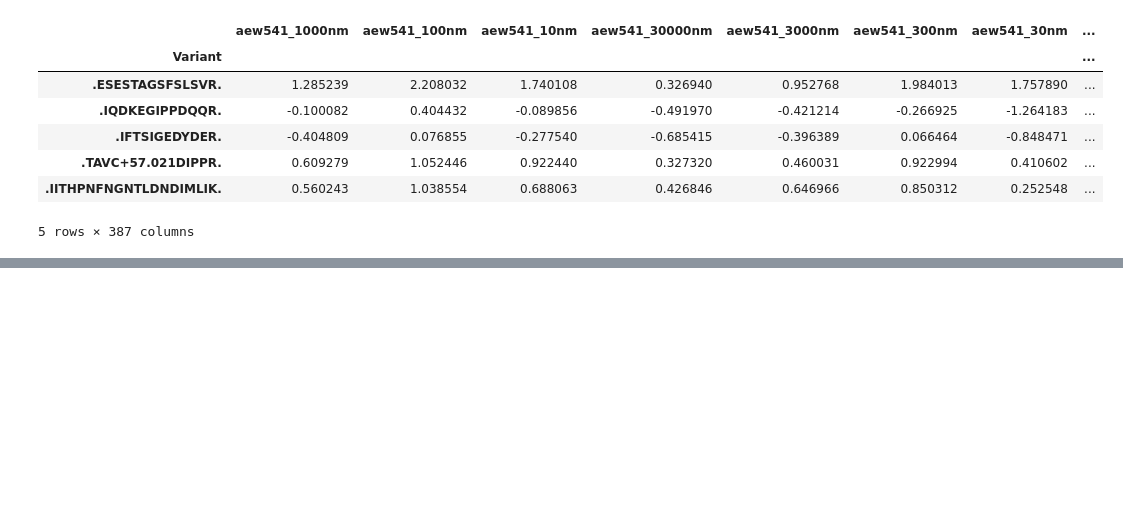
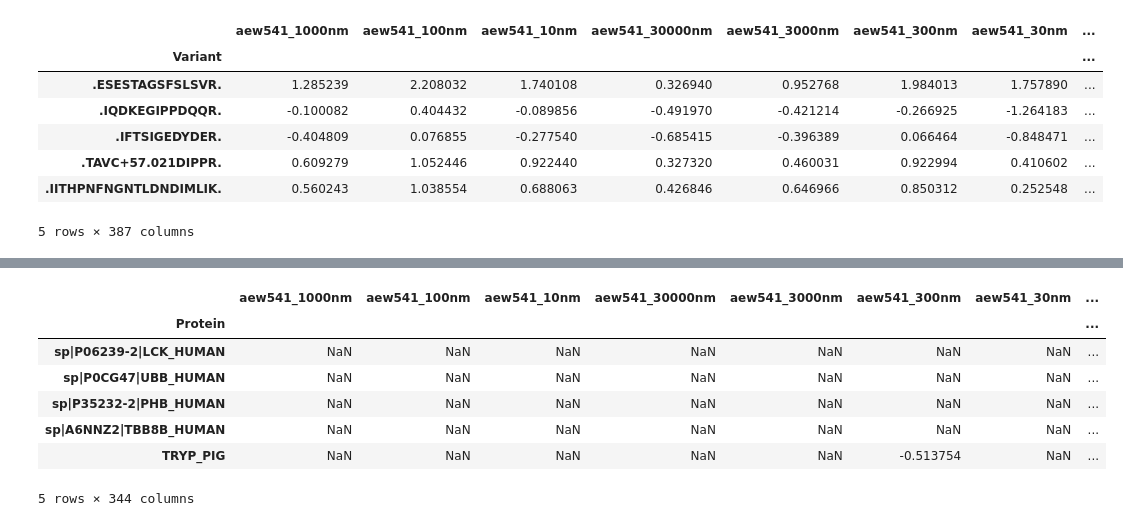
Before and after one commit to Ayushmaniar/Big-Data-Science-Drug-Protein-Interactions, a Jupyter notebook: Statistical_Analysis.ipynb, the cells around one changed output, grey strips where cells are left out. Cells and saved outputs as stored; diff of their text form; code cells hidden in the pictures; blank space fills up the shorter version.

```diff
--- a/Statistical_Analysis.ipynb
+++ b/Statistical_Analysis.ipynb
@@ -398,0 +429,50 @@ protein_abundance.head()
+# %%
+# Make a dictionary of parsimonious protein peptide statistics and their corresponding perturbations
+warnings.filterwarnings('ignore')
+parsimonious_protein_perturbations = {}
+
+for protein in parsimonious_proteins:
+    parsimonious_protein_perturbations[protein] = {}
+    parsimonious_protein_perturbations[protein]['Variant Abundances'] = parsimonious_protein_peptide_rows[parsimonious_protein_peptide_rows['Parsimonious Protein'] == protein].copy()
+    parsimonious_protein_perturbations[protein]['Ratios'] = parsimonious_protein_peptide_ratios[parsimonious_protein_peptide_ratios['Parsimonious Protein'] == protein].copy()
+    parsimonious_protein_perturbations[protein]['Log Ratios'] = parsimonious_protein_peptide_log_ratios[parsimonious_protein_peptide_log_ratios['Parsimonious Protein'] == protein].copy()
+    parsimonious_protein_perturbations[protein]['Z-Scores'] = parsimonious_protein_peptide_z_scores[parsimonious_protein_peptide_z_scores['Parsimonious Protein'] == protein].copy()
+    parsimonious_protein_perturbations[protein]['P-Values'] = parsimonious_protein_peptide_p_values[parsimonious_protein_peptide_p_values['Parsimonious Protein'] == protein].copy()
+    parsimonious_protein_perturbations[protein]['Num Variants'] = len(parsimonious_protein_perturbations[protein]['Variant Abundances'])
+    parsimonious_protein_perturbations[protein]['Variants List'] = parsimonious_protein_perturbations[protein]['Variant Abundances']['Variant'].tolist()
+    parsimonious_protein_perturbations[protein]['Median Peptide Ratios'] = parsimonious_protein_perturbations[protein]['Ratios'][filtered_drug_columns].median(axis=0, skipna=True)
+    parsimonious_protein_perturbations[protein]['Median Peptide Log Ratios'] = parsimonious_protein_perturbations[protein]['Log Ratios'][filtered_drug_columns].median(axis=0, skipna=True)
+    parsimonious_protein_perturbations[protein]['Median Peptide Z-Scores'] = parsimonious_protein_perturbations[protein]['Z-Scores'][filtered_drug_columns].median(axis=0, skipna=True)
+    parsimonious_protein_perturbations[protein]['Standard Deviation of Peptide Log Ratios'] = parsimonious_protein_perturbations[protein]['Log Ratios'][filtered_drug_columns].std(axis=0, skipna=True)
+    parsimonious_protein_perturbations[protein]['Standard Deviation of Peptide Z-Scores'] = parsimonious_protein_perturbations[protein]['Z-Scores'][filtered_drug_columns].std(axis=0, skipna=True)
+
+    # Get T-Scores and P-Values for each drug treatment
+    parsimonious_protein_perturbations[protein]['T-Scores'] = {}
+    parsimonious_protein_perturbations[protein]['T-Test P-Values'] = {}
+    for col in filtered_drug_columns:
+        dmso_col = col.split('_')[0] + '_dmso'
+        if col == dmso_col:
+            continue
+        t_score, p_value = ttest_ind(parsimonious_protein_perturbations[protein]['Z-Scores'][col], parsimonious_protein_perturbations[protein]['Z-Scores'][dmso_col], nan_policy='omit')
+        parsimonious_protein_perturbations[protein]['T-Scores'][col] = float(t_score) if t_score is not None and not np.isnan(t_score) else None
+        parsimonious_protein_perturbations[protein]['T-Test P-Values'][col] = float(p_value) if p_value is not None and not np.isnan(p_value) else None
+
+print(parsimonious_protein_perturbations['sp|P06239-2|LCK_HUMAN']['T-Scores'])
+print(parsimonious_protein_perturbations['sp|P06239-2|LCK_HUMAN']['T-Test P-Values'])
+# %%
+# Get T-Score Dataframe for parsimonious proteins
+parsimonious_protein_t_scores = pd.DataFrame.from_dict(
+    {protein: parsimonious_protein_perturbations[protein]['T-Scores'] for protein in parsimonious_proteins},
+    orient='index'
+)
+parsimonious_protein_t_scores.index.name = 'Protein'
+parsimonious_protein_t_scores.head()
+# %% [output]
+|  | aew541_1000nm | aew541_100nm | aew541_10nm | aew541_30000nm | aew541_3000nm | aew541_300nm | aew541_30nm | ... |
+| Protein |  |  |  |  |  |  |  | ... |
+| sp|P06239-2|LCK_HUMAN | NaN | NaN | NaN | NaN | NaN | NaN | NaN | ... |
+| sp|P0CG47|UBB_HUMAN | NaN | NaN | NaN | NaN | NaN | NaN | NaN | ... |
+| sp|P35232-2|PHB_HUMAN | NaN | NaN | NaN | NaN | NaN | NaN | NaN | ... |
+| sp|A6NNZ2|TBB8B_HUMAN | NaN | NaN | NaN | NaN | NaN | NaN | NaN | ... |
+| TRYP_PIG | NaN | NaN | NaN | NaN | NaN | -0.513754 | NaN | ... |
+5 rows × 344 columns
```
Also changed, not shown: parts of 32 cells of this notebook, 11 other files.
